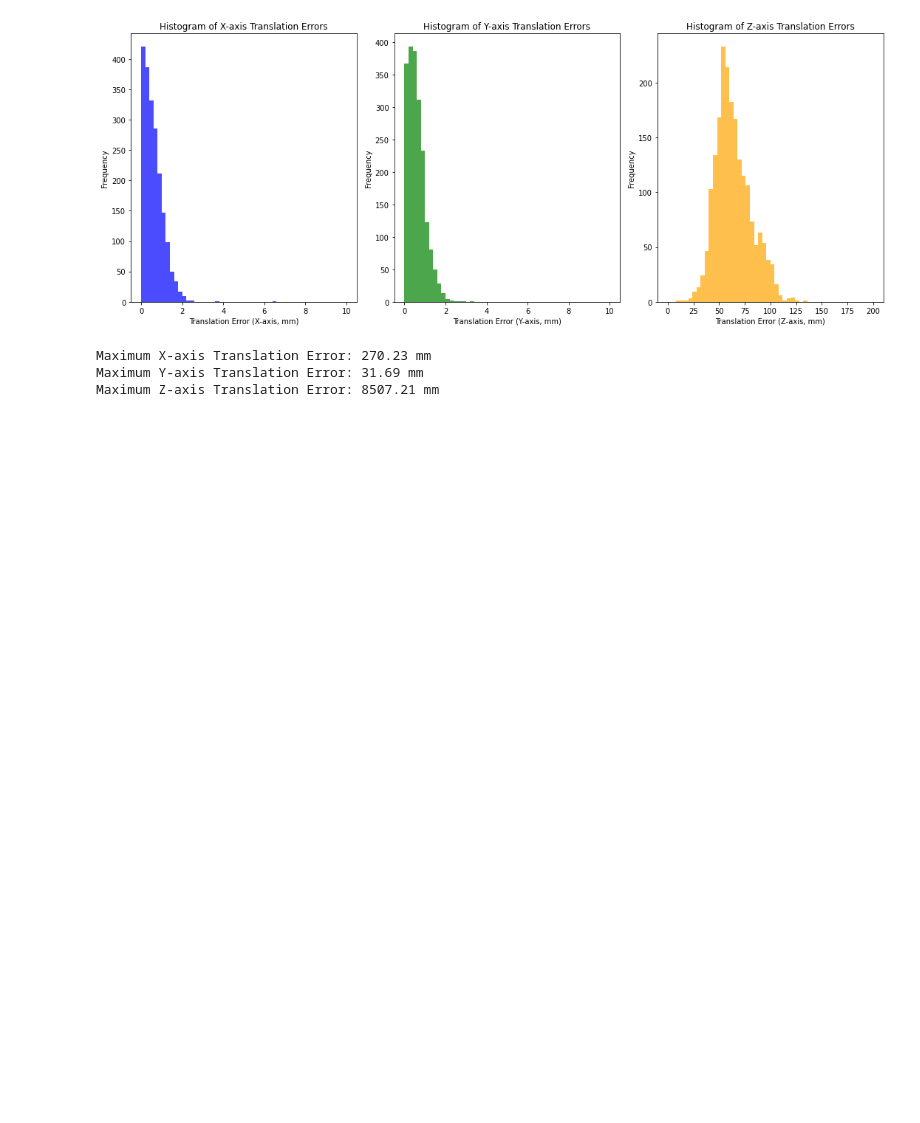
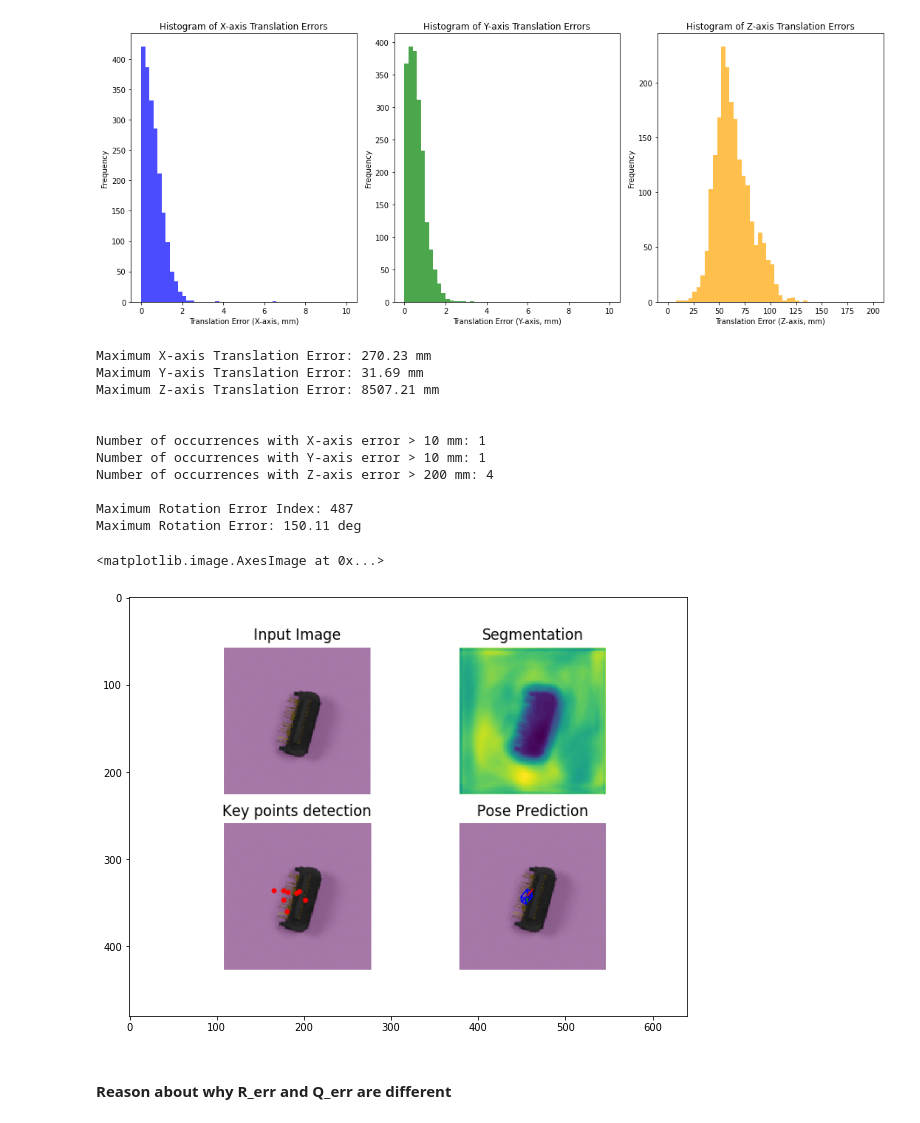
Before and after one commit to yangfei4/clean-pvnet, a Jupyter notebook: evaluation.ipynb, the cells around one changed output. Drawn from its saved outputs; the diff is of its cells as text; code cells hidden in the pictures; blank space fills up the shorter version.

Commit message:
evaluation analysis of PvNet

```diff
--- a/evaluation.ipynb
+++ b/evaluation.ipynb
@@ -317,14 +283,45 @@ plt.show()
 # %%
 # Find the maximum values for X, Y, and Z translation errors
 max_x = np.max(trans_err[:, 0])
 max_y = np.max(trans_err[:, 1])
 max_z = np.max(trans_err[:, 2])
 
 # Print out the results
 print('Maximum X-axis Translation Error: {:.2f} mm'.format(max_x))
 print('Maximum Y-axis Translation Error: {:.2f} mm'.format(max_y))
-print('Maximum Z-axis Translation Error: {:.2f} mm'.format(max_z))
+print('Maximum Z-axis Translation Error: {:.2f} mm\n'.format(max_z))
+
+
+# Find number of occurrences that error is larger than 10 mm for each axis
+count_x_gt_10 = np.sum(trans_err[:, 0] > 10)
+count_y_gt_10 = np.sum(trans_err[:, 1] > 10)
+count_z_gt_10 = np.sum(trans_err[:, 2] > 200)
+
+print()
+print('Number of occurrences with X-axis error > 10 mm: {}'.format(count_x_gt_10))
+print('Number of occurrences with Y-axis error > 10 mm: {}'.format(count_y_gt_10))
+print('Number of occurrences with Z-axis error > 200 mm: {}\n'.format(count_z_gt_10))
+
+print('Maximum Rotation Error Index: {}'.format(np.argmax(R_err)))
+print('Maximum Rotation Error: {:.2f} deg'.format(np.max(R_err)))
+import matplotlib.image as mpimg
+path_to_example = f"/home/yangfei/clean-pvnet/data/evaluation/{part}.png"
+img = mpimg.imread(path_to_example)
+plt.figure(figsize=(10, 8))
+plt.imshow(img)
 # %% [output]
 Maximum X-axis Translation Error: 270.23 mm
 Maximum Y-axis Translation Error: 31.69 mm
 Maximum Z-axis Translation Error: 8507.21 mm
+
+
+Number of occurrences with X-axis error > 10 mm: 1
+Number of occurrences with Y-axis error > 10 mm: 1
+Number of occurrences with Z-axis error > 200 mm: 4
+
+Maximum Rotation Error Index: 487
+Maximum Rotation Error: 150.11 deg
+<matplotlib.image.AxesImage at 0x...>
+[figure, added]
+# %% [markdown]
+#### Reason about why R_err and Q_err are different
```
Also changed, not shown: parts of 4 cells of this notebook.
